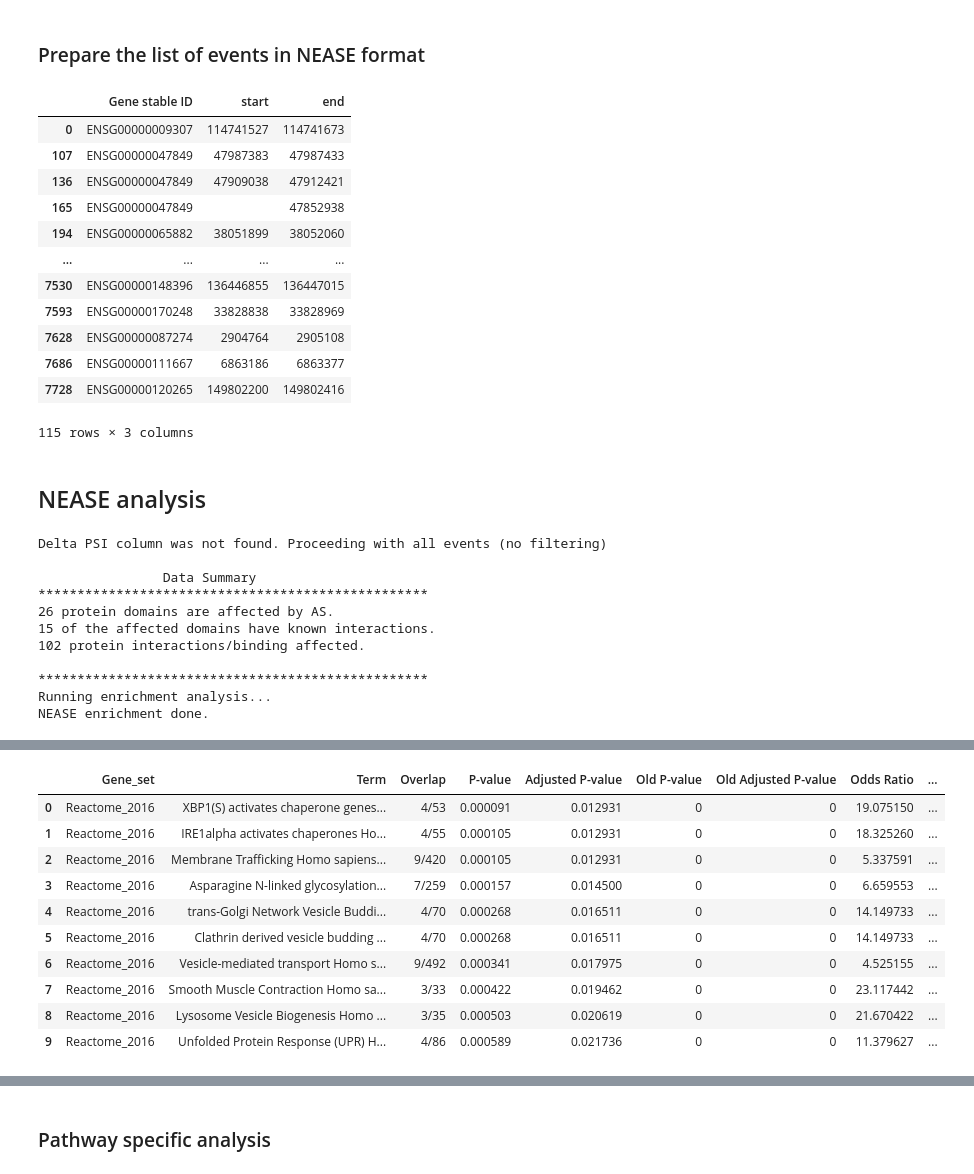
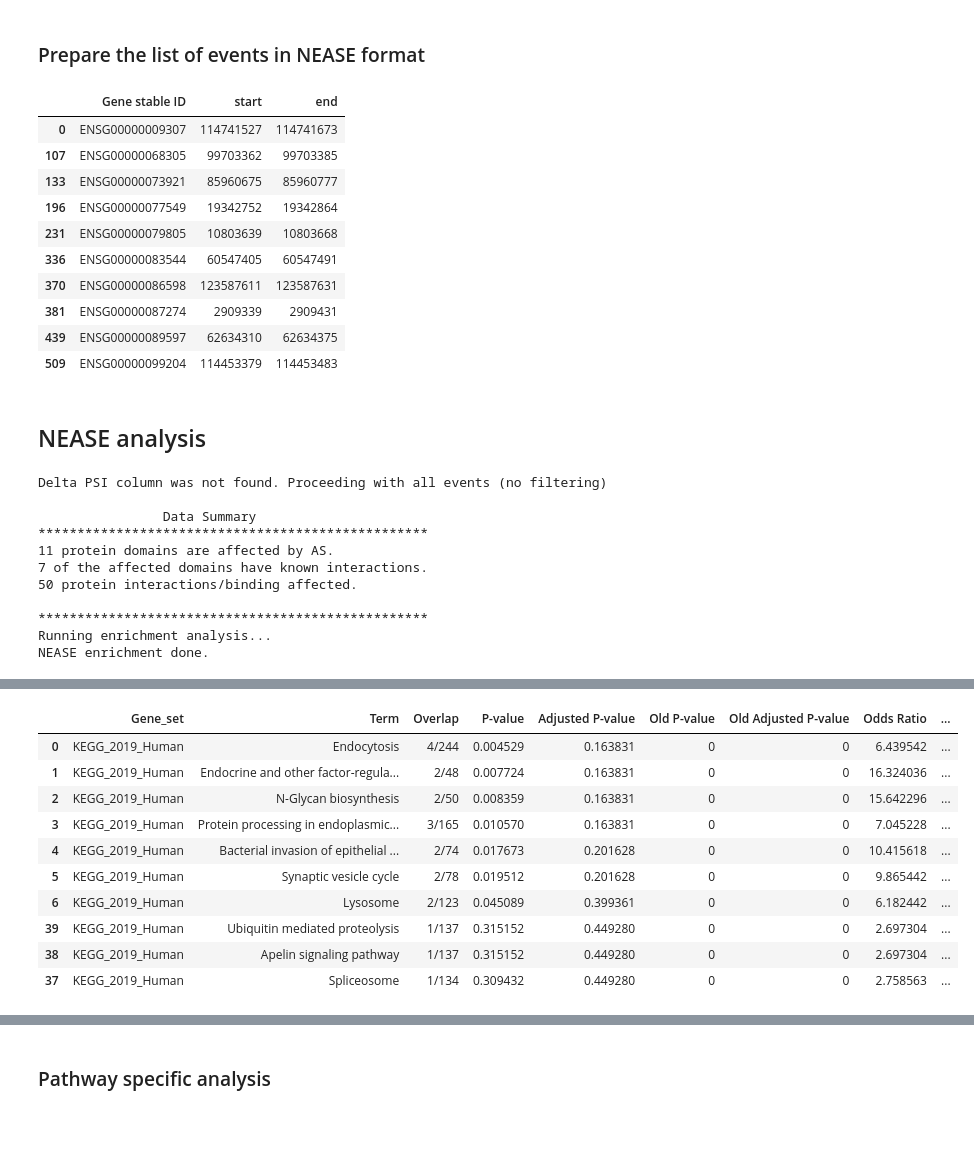
Before and after one commit to louadi/NEASE-tutorials, a Jupyter notebook: VastDB-analysis.ipynb, the cells around one changed output, grey strips where cells are left out. Drawn from its saved outputs; the diff is of its cells as text; code cells hidden in the pictures; blank space fills up the shorter version.

```diff
--- a/VastDB-analysis.ipynb
+++ b/VastDB-analysis.ipynb
@@ -30,3 +33,6 @@ events.head(10)
 | 7 | AAMP | HsaALTA0000012-2/2 | chr2:219134105-219134260 | 3 | chr2:219134689,219134105-21913426... | Alt3 | 13.64 | SOK,SOK,SOK,638=638,S@87.02,550.98 | 12.75 | SOK,SOK,SOK,1592=1592,S@202.98,13... | ... |
 | 8 | PTGES3L-AARSD1 | HsaALTA0000019-1/2 | chr17:41108431-41108521 | 0 | chr17:41109155,41108431-41108577+... | Alt3 | 1.04 | OK,OK,OK,96=96,S@1.00,95.00 | 5.88 | LOW,LOW,LOW,34=34,S@2.00,32.00 | ... |
 | 9 | PTGES3L-AARSD1 | HsaALTA0000019-2/2 | chr17:41108431-41108577 | 56 | chr17:41109155,41108431-41108577+... | Alt3 | 98.96 | OK,OK,OK,96=96,S@95.00,1.00 | 94.12 | LOW,LOW,LOW,34=34,S@32.00,2.00 | ... |
+# %%
+events= events  [ (events['LENGTH']>=3)  &  (events['COMPLEX'].isin(['S*','S'])) ]
+len(events)
@@ -38,7 +46,7 @@ tissue={}
 tissue['Muscles']=['Heart_c' ,'Heart_a' ,'Heart_b','Muscle_b','Muscle_e']
 
 #Embryonic Brain
-tissue['Embryonic']=['Embr_Forebrain_St13_14']
+#tissue['Embryonic']=['Embr_Forebrain_St13_14']
 
 #Neural
 tissue['Neural']=['Whole_Brain_b','Cortex']
@@ -70,8 +78,6 @@ tissue['Testis']=[ 'Testis_a', 'Testis_c']
 
 
 #Immune-Hematopoietic
-
-
 tissue['Immune-Hematopoietic']=['Bone_marrow_a', 'Bone_marrow_b','Lymph_node_c']
 
 #Ovary
@@ -167,5 +173,5 @@ len(psi_filtred)
 # %%
-psi_filtred=psi_filtred[  (psi_filtred['mean']>1) &   (psi_filtred['mean']<95) ]
-psi_filtred=psi_filtred[  psi_filtred[tissue_interest]>25 ]
+psi_filtred=psi_filtred[  (psi_filtred['mean']>1) &   (psi_filtred['mean']<90) ]
+psi_filtred=psi_filtred[  psi_filtred[tissue_interest]>15 ]
 len(psi_filtred)
 # %% [output]
@@ -189,21 +195,19 @@ event_cord['end']= event_cord['COORD_o'].apply(lambda x: x.split('-')[1])
 convert_help=nease.functions.database_mapping['Human'][['Gene name','Gene stable ID']]
 input=pd.merge(event_cord,convert_help,left_on='GENE',right_on='Gene name')
 input=input[['Gene stable ID','start','end']].drop_duplicates()
-input
+input.head(10)
 # %% [output]
 |  | Gene stable ID | start | end |
 | 0 | ENSG00000009307 | 114741527 | 114741673 |
-| 107 | ENSG00000047849 | 47987383 | 47987433 |
-| 136 | ENSG00000047849 | 47909038 | 47912421 |
-| 165 | ENSG00000047849 |  | 47852938 |
-| 194 | ENSG00000065882 | 38051899 | 38052060 |
-| ... | ... | ... | ... |
-| 7530 | ENSG00000148396 | 136446855 | 136447015 |
-| 7593 | ENSG00000170248 | 33828838 | 33828969 |
-| 7628 | ENSG00000087274 | 2904764 | 2905108 |
-| 7686 | ENSG00000111667 | 6863186 | 6863377 |
-| 7728 | ENSG00000120265 | 149802200 | 149802416 |
+| 107 | ENSG00000068305 | 99703362 | 99703385 |
+| 133 | ENSG00000073921 | 85960675 | 85960777 |
+| 196 | ENSG00000077549 | 19342752 | 19342864 |
+| 231 | ENSG00000079805 | 10803639 | 10803668 |
+| 336 | ENSG00000083544 | 60547405 | 60547491 |
+| 370 | ENSG00000086598 | 123587611 | 123587631 |
+| 381 | ENSG00000087274 | 2909339 | 2909431 |
+| 439 | ENSG00000089597 | 62634310 | 62634375 |
+| 509 | ENSG00000099204 | 114453379 | 114453483 |
-115 rows × 3 columns
 # %% [markdown]
 ## NEASE analysis
 # %%
@@ -214,14 +218,14 @@ Delta PSI column was not found. Proceeding with all events (no filtering)
 
                 Data Summary
 **************************************************
-26 protein domains are affected by AS.
-15 of the affected domains have known interactions.
-102 protein interactions/binding affected.
+11 protein domains are affected by AS.
+7 of the affected domains have known interactions.
+50 protein interactions/binding affected.
 
 **************************************************
 Running enrichment analysis...
 NEASE enrichment done.
 # %%
 # Run on KEGG gene set
-events.classic_enrich(gseapy_databases=['Reactome_2016']).head(10)
+events.classic_enrich(gseapy_databases=['KEGG_2019_Human']).head(10)
 # %% [output]
@@ -228,14 +233,14 @@ events.classic_enrich(gseapy_databases=['Reactome_2016']).head(10)
 |  | Gene_set | Term | Overlap | P-value | Adjusted P-value | Old P-value | Old Adjusted P-value | Odds Ratio | ... |
-| 0 | Reactome_2016 | XBP1(S) activates chaperone genes... | 4/53 | 0.000091 | 0.012931 | 0 | 0 | 19.075150 | ... |
-| 1 | Reactome_2016 | IRE1alpha activates chaperones Ho... | 4/55 | 0.000105 | 0.012931 | 0 | 0 | 18.325260 | ... |
-| 2 | Reactome_2016 | Membrane Trafficking Homo sapiens... | 9/420 | 0.000105 | 0.012931 | 0 | 0 | 5.337591 | ... |
-| 3 | Reactome_2016 | Asparagine N-linked glycosylation... | 7/259 | 0.000157 | 0.014500 | 0 | 0 | 6.659553 | ... |
-| 4 | Reactome_2016 | trans-Golgi Network Vesicle Buddi... | 4/70 | 0.000268 | 0.016511 | 0 | 0 | 14.149733 | ... |
-| 5 | Reactome_2016 | Clathrin derived vesicle budding ... | 4/70 | 0.000268 | 0.016511 | 0 | 0 | 14.149733 | ... |
-| 6 | Reactome_2016 | Vesicle-mediated transport Homo s... | 9/492 | 0.000341 | 0.017975 | 0 | 0 | 4.525155 | ... |
-| 7 | Reactome_2016 | Smooth Muscle Contraction Homo sa... | 3/33 | 0.000422 | 0.019462 | 0 | 0 | 23.117442 | ... |
-| 8 | Reactome_2016 | Lysosome Vesicle Biogenesis Homo ... | 3/35 | 0.000503 | 0.020619 | 0 | 0 | 21.670422 | ... |
-| 9 | Reactome_2016 | Unfolded Protein Response (UPR) H... | 4/86 | 0.000589 | 0.021736 | 0 | 0 | 11.379627 | ... |
+| 0 | KEGG_2019_Human | Endocytosis | 4/244 | 0.004529 | 0.163831 | 0 | 0 | 6.439542 | ... |
+| 1 | KEGG_2019_Human | Endocrine and other factor-regula... | 2/48 | 0.007724 | 0.163831 | 0 | 0 | 16.324036 | ... |
+| 2 | KEGG_2019_Human | N-Glycan biosynthesis | 2/50 | 0.008359 | 0.163831 | 0 | 0 | 15.642296 | ... |
+| 3 | KEGG_2019_Human | Protein processing in endoplasmic... | 3/165 | 0.010570 | 0.163831 | 0 | 0 | 7.045228 | ... |
+| 4 | KEGG_2019_Human | Bacterial invasion of epithelial ... | 2/74 | 0.017673 | 0.201628 | 0 | 0 | 10.415618 | ... |
+| 5 | KEGG_2019_Human | Synaptic vesicle cycle | 2/78 | 0.019512 | 0.201628 | 0 | 0 | 9.865442 | ... |
+| 6 | KEGG_2019_Human | Lysosome | 2/123 | 0.045089 | 0.399361 | 0 | 0 | 6.182442 | ... |
+| 39 | KEGG_2019_Human | Ubiquitin mediated proteolysis | 1/137 | 0.315152 | 0.449280 | 0 | 0 | 2.697304 | ... |
+| 38 | KEGG_2019_Human | Apelin signaling pathway | 1/137 | 0.315152 | 0.449280 | 0 | 0 | 2.697304 | ... |
+| 37 | KEGG_2019_Human | Spliceosome | 1/134 | 0.309432 | 0.449280 | 0 | 0 | 2.758563 | ... |
 # %%
 # Get list of all protein domais affected by AS.
 # A link to DIGGER database for lost/gained domain and their binding.
```
Also changed, not shown: parts of 17 cells of this notebook.
